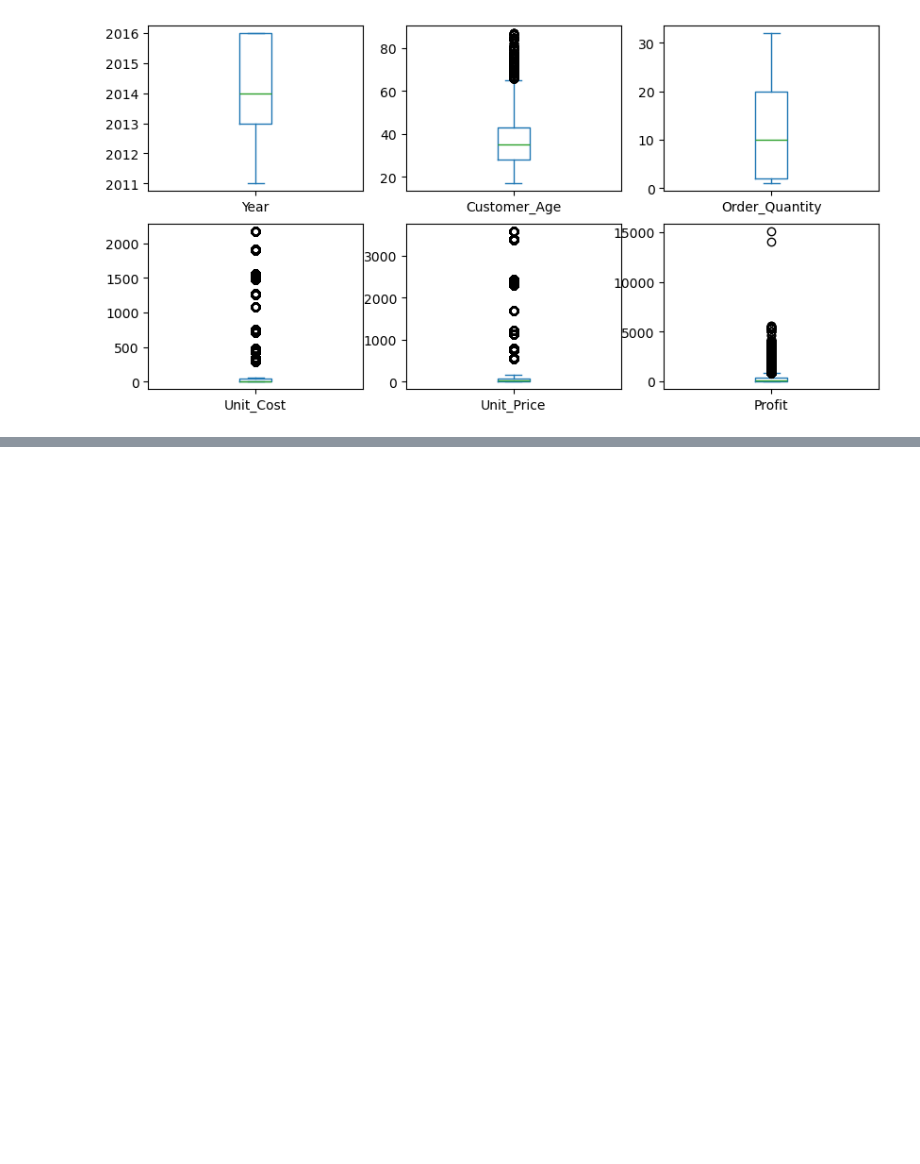
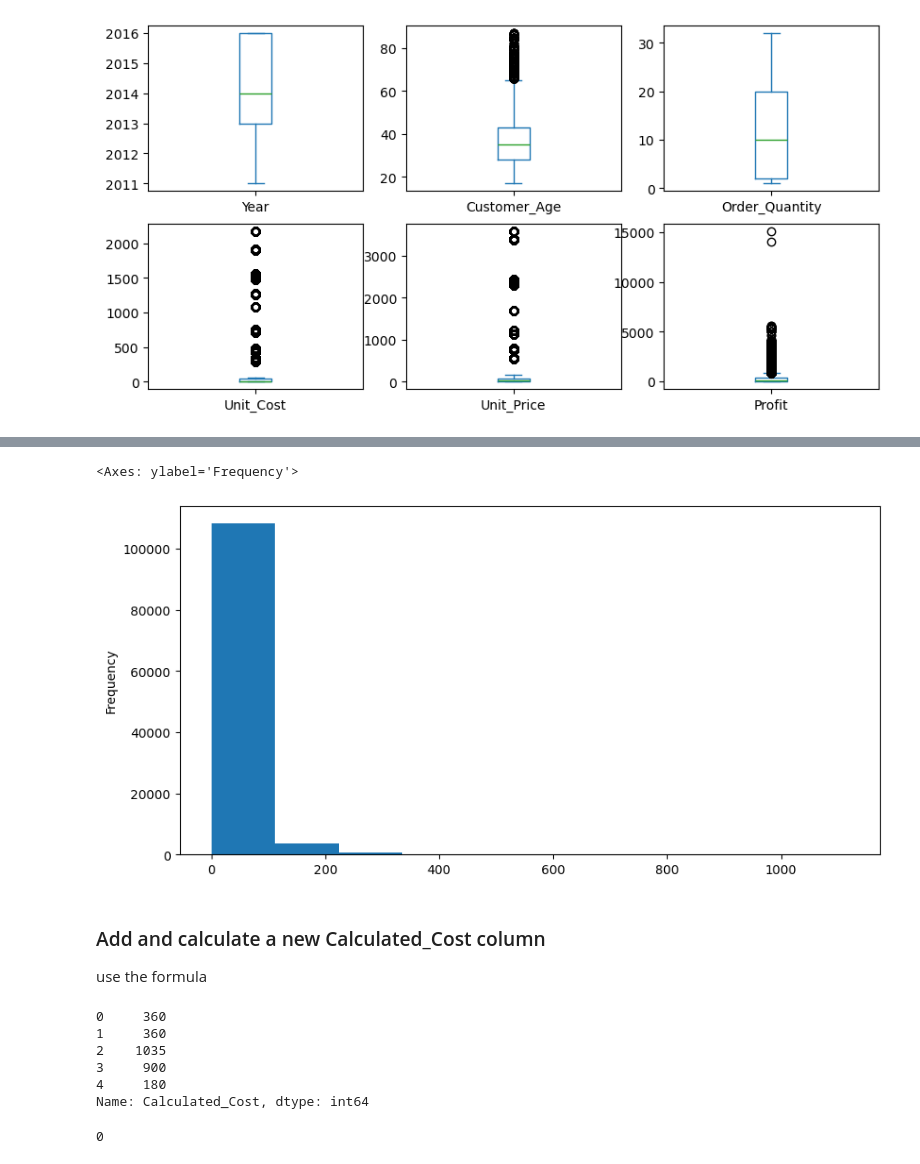
Before and after one commit to ihtisham987/DataAnlysis, a Jupyter notebook: BikeSalesAnalysis.i.ipynb, the cells around one changed output, grey strips where cells are left out. Drawn from its saved outputs; the diff is of its cells as text; code cells hidden in the pictures; blank space fills up the shorter version.

```diff
--- a/BikeSalesAnalysis.i.ipynb
+++ b/BikeSalesAnalysis.i.ipynb
@@ -221,0 +241,22 @@ dtype: object
+# %%
+df["Revenue_per_Age"].plot(kind='hist', figsize= (10, 5))
+# %% [output]
+<Axes: ylabel='Frequency'>
+[figure, added]
+# %% [markdown]
+### Add and calculate a new Calculated_Cost column
+use the formula
+# %%
+df["Calculated_Cost"] = df["Unit_Cost"] * df["Order_Quantity"]
+df["Calculated_Cost"].head()
+# %% [output]
+0     360
+1     360
+2    1035
+3     900
+4     180
+Name: Calculated_Cost, dtype: int64
+# %%
+(df["Calculated_Cost"] != df["Cost"]).sum()
+# %% [output]
+0
```
Also changed, not shown: parts of 26 cells of this notebook.
